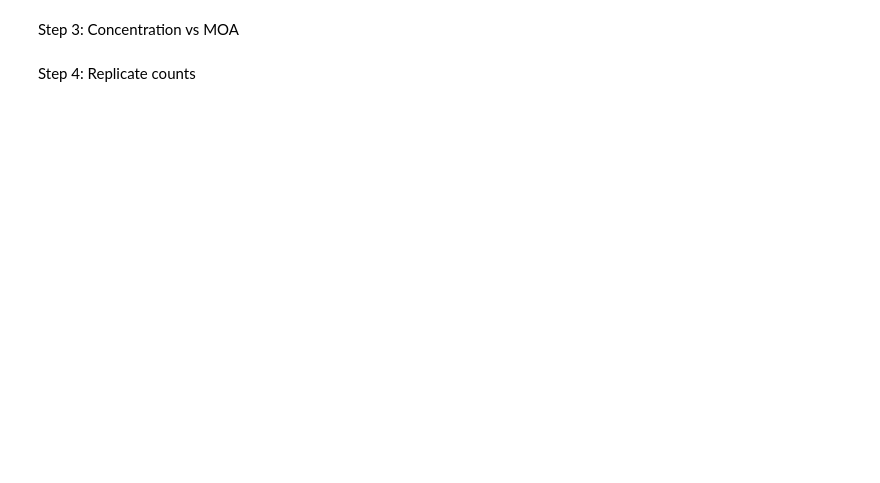
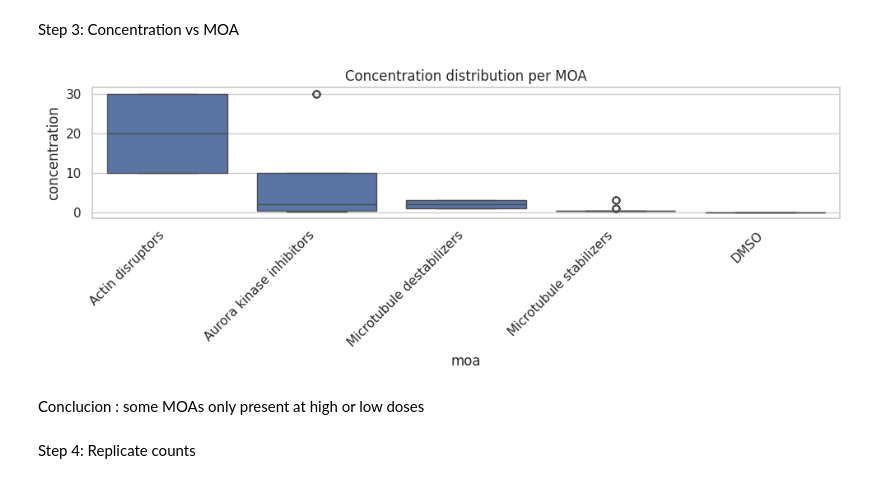
Before and after one commit to saamm/microscopy_self_supervised_learning, a Jupyter notebook: notebooks/2_metadata_analysis.ipynb, the cells around one changed output. Saved outputs shown, nothing was run; the diff lists cells and outputs as text; code cells hidden in the pictures; blank space fills up the shorter version.

Commit message:
added some further analysis done on the metadata

```diff
--- a/notebooks/2_metadata_analysis.ipynb
+++ b/notebooks/2_metadata_analysis.ipynb
@@ -121,2 +143,16 @@ plt.xticks(rotation=90)
+# %%
+import seaborn as sns
+import matplotlib.pyplot as plt
+
+plt.figure(figsize=(10,4))
+sns.boxplot(data=metadata_with_moa, x='moa', y='concentration')
+plt.xticks(rotation=45, ha='right')
+plt.title("Concentration distribution per MOA")
+plt.tight_layout()
+plt.show()
+# %% [output]
+[figure, added]
+# %% [markdown]
+Conclucion : some MOAs only present at high or low doses
 # %% [markdown]
 Step 4: Replicate counts
```
Also changed, not shown: parts of 19 cells of this notebook.
